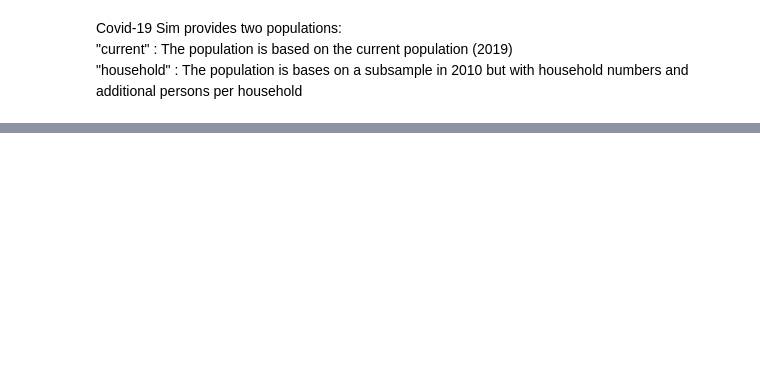
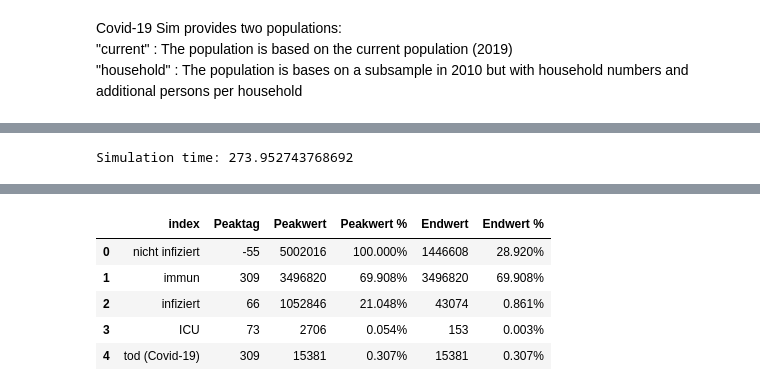
Before and after one commit to PeterBorrmann1965/Covid-19-simulation, a Jupyter notebook: scripts/coronasim_example.ipynb, the cells around one changed output, grey strips where cells are left out. Cells and saved outputs as stored; diff of their text form; code cells hidden in the pictures; blank space fills up the shorter version.

```diff
--- a/scripts/coronasim_example.ipynb
+++ b/scripts/coronasim_example.ipynb
@@ -9,0 +12,32 @@ age, agegroup, gender, contacts, drate, hnr, persons = cl.makepop("household",10
+# %%
+# Community Attack Rate = 0.8 und individuelle Kontaktraten
+state_1, statesum, infections, day0_2, rnow, args = cl.sim(
+    age, drate, nday=365, cutdown=2000, prob_icu=0.01125, day0icu=20,
+    mean_days_to_icu=10, mean_duration_icu=10, mean_serial=7, std_serial=3.4,
+    immunt0=0.0, icu_fatality=0.5, long_term_death=False, hnr=hnr,
+    com_attack_rate=0.8, contacts=contacts, r_mean=2.0, cutr_mean=None,
+    simname="Community Attack Rate = 0.8 mit individuelle Kontaktraten")
+
+# Community Attack Rate = 0.0 und individuelle Kontaktraten
+state_2, statesum, infections, day0_2, rnow, args = cl.sim(
+    age, drate, nday=365, cutdown=2000, prob_icu=0.01125, day0icu=20,
+    mean_days_to_icu=10, mean_duration_icu=10, mean_serial=7, std_serial=3.4,
+    immunt0=0.0, icu_fatality=0.5, long_term_death=False, hnr=hnr,
+    com_attack_rate=0.0, contacts=contacts, r_mean=2.0, cutr_mean=None,
+    simname="Community Attack Rate = 0.0 mit individuelle Kontaktraten")
+
+# Community Attack Rate = 0.8 ohne individuelle Kontaktraten
+state_3, statesum, infections, day0_3, rnow, args = cl.sim(
+    age, drate, nday=365, cutdown=2000, prob_icu=0.01125, day0icu=20,
+    mean_days_to_icu=10, mean_duration_icu=10, mean_serial=7, std_serial=3.4,
+    immunt0=0.0, icu_fatality=0.5, long_term_death=False, hnr=hnr,
+    com_attack_rate=0.8, contacts=None, r_mean=2.0, cutr_mean=None,
+    simname="Community Attack Rate = 0.8 ohne individuelle Kontaktraten")
+
+# Community Attack Rate = 0.0 ohne individuelle Kontaktraten
+state_4, statesum, infections, day0_4, rnow, args = cl.sim(
+    age, drate, nday=365, cutdown=2000, prob_icu=0.01125, day0icu=20,
+    mean_days_to_icu=10, mean_duration_icu=10, mean_serial=7, std_serial=3.4,
+    immunt0=0.0, icu_fatality=0.5, long_term_death=False, hnr=hnr,
+    com_attack_rate=0.0, contacts=None, r_mean=2.0, cutr_mean=None,
+    simname="Community Attack Rate = 0.0 ohne individuelle Kontaktraten")
@@ -9,0 +173,11 @@ age, agegroup, gender, contacts, drate, hnr, persons = cl.makepop("household",10
+# %%
+del state_1, state_2, state_3, state_4
+# Community Attack Rate = 0.8 und individuelle Kontaktraten
+state, statesum, infections, day0, rnow, args = cl.sim(
+    age, drate, nday=365, cutdown=1000, prob_icu=0.01125, day0icu=20,
+    mean_days_to_icu=10, mean_duration_icu=10, mean_serial=7, std_serial=3.4,
+    immunt0=0.0, icu_fatality=0.5, long_term_death=False, hnr=hnr,
+    com_attack_rate=0.8, contacts=contacts, r_mean=2.0, cutr_mean=1.1,
+    simname="Community Attack Rate = 0.8 mit individuelle Kontaktraten und cutown aus 1.1")
+# %% [output]
+Simulation time: 273.952743768692
@@ -9,0 +186,6 @@ age, agegroup, gender, contacts, drate, hnr, persons = cl.makepop("household",10
+|  | index | Peaktag | Peakwert | Peakwert % | Endwert | Endwert % |
+| 0 | nicht infiziert | -55 | 5002016 | 100.000% | 1446608 | 28.920% |
+| 1 | immun | 309 | 3496820 | 69.908% | 3496820 | 69.908% |
+| 2 | infiziert | 66 | 1052846 | 21.048% | 43074 | 0.861% |
+| 3 | ICU | 73 | 2706 | 0.054% | 153 | 0.003% |
+| 4 | tod (Covid-19) | 309 | 15381 | 0.307% | 15381 | 0.307% |
```
Also changed, not shown: parts of 9 cells of this notebook, 11 other files.
